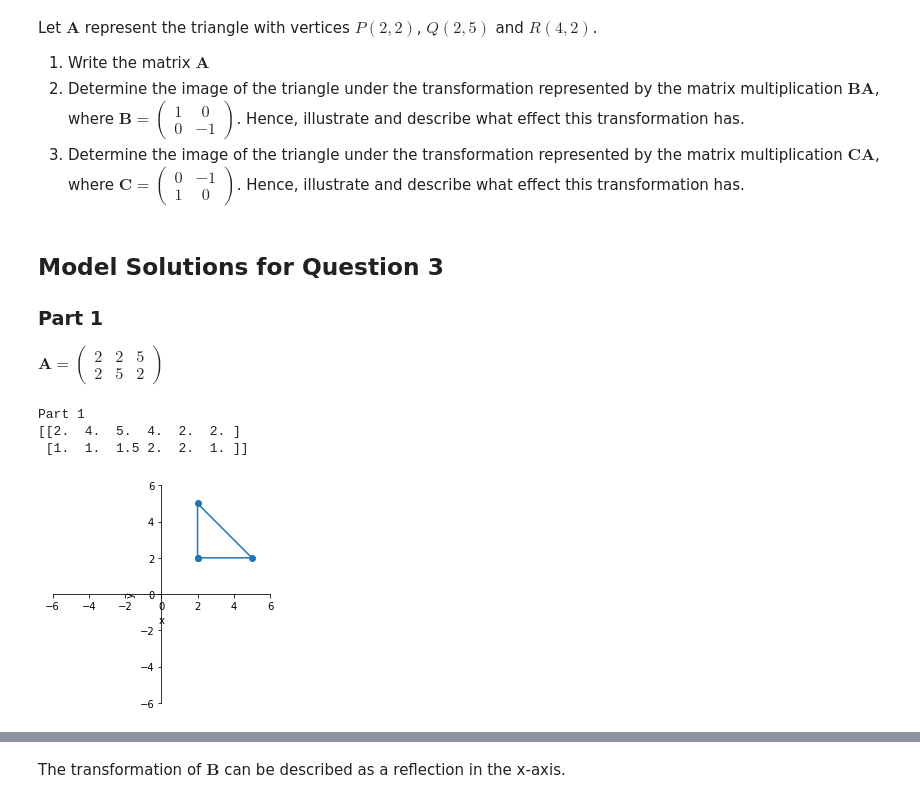
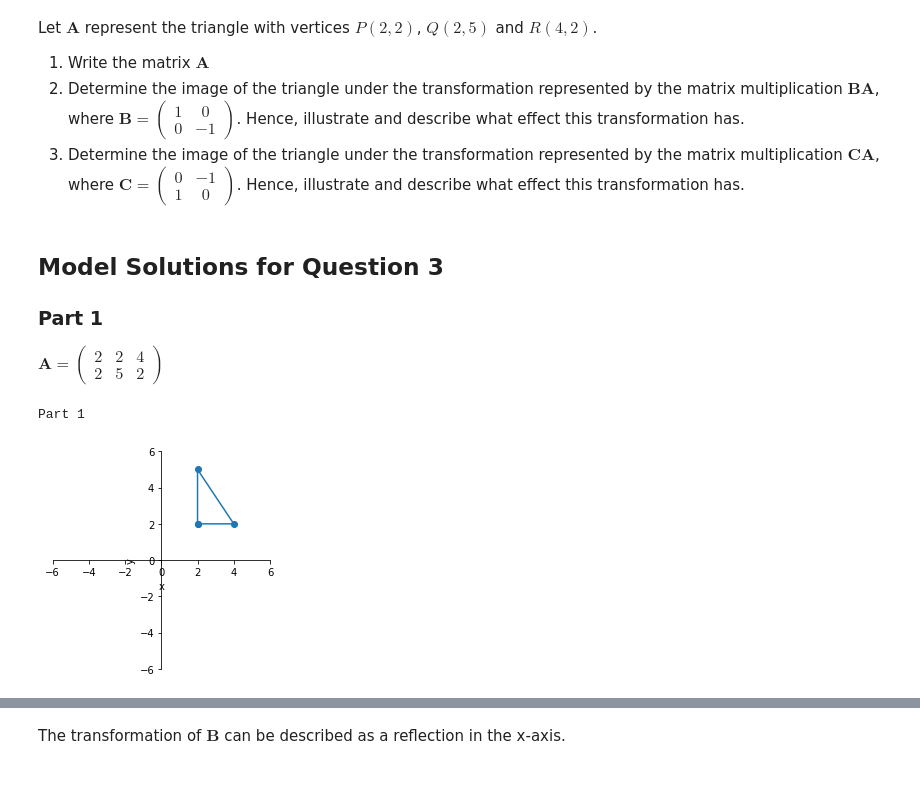
Before and after one commit to mjksill/CP213-online, a Jupyter notebook: tutorials/tutorialS2_7-soln.ipynb, the cells around one changed output, grey strips where cells are left out. Cells and saved outputs as stored; diff of their text form; code cells hidden in the pictures.

```diff
--- a/tutorials/tutorialS2_7-soln.ipynb
+++ b/tutorials/tutorialS2_7-soln.ipynb
@@ -211,44 +211,42 @@ Let $\boldsymbol{A}$ represent the triangle with vertices $P(2,2)$, $Q(2,5)$ and
 ### Part 1
 
 $\boldsymbol{A}=
-\begin{pmatrix}
-2 & 2 & 5\\
-2 & 5 & 2
-\end{pmatrix}
+    \begin{pmatrix}
+    2 & 2 & 4\\
+    2 & 5 & 2
+    \end{pmatrix}
 $
 # %%
 import matplotlib.pyplot as plt
 
 #last coordinates (2,2) required to close triangle
 
-x_coordinates = [2, 2, 5, 2]
+x_coordinates = [2, 2, 4, 2]
 y_coordinates = [2, 5, 2, 2]
 
 fig = plt.figure()
 ax = fig.add_subplot(111)
 
 ax.spines['left'].set_position('zero')
 ax.spines['right'].set_color('none')
 ax.spines['bottom'].set_position('zero')
 ax.spines['top'].set_color('none')
 
 plt.xlim(-6,6)
 plt.ylim(-6,6)
 plt.xlabel("x")
 plt.ylabel("y")
 
 plt.scatter(x_coordinates, y_coordinates)
 plt.plot(x_coordinates, y_coordinates)
 
 ax.set_aspect('equal', adjustable='box')
 print("Part 1")
-print(A.dot(H))
+#print(A.dot(H))
 plt.show()
 # %% [output]
 Part 1
-[[2.  4.  5.  4.  2.  2. ]
- [1.  1.  1.5 2.  2.  1. ]]
-[figure, old version]
+[figure, new version]
 # %% [markdown]
 ### Part 2
 \begin{align*}
```
Also changed, not shown: parts of 4 cells of this notebook.
